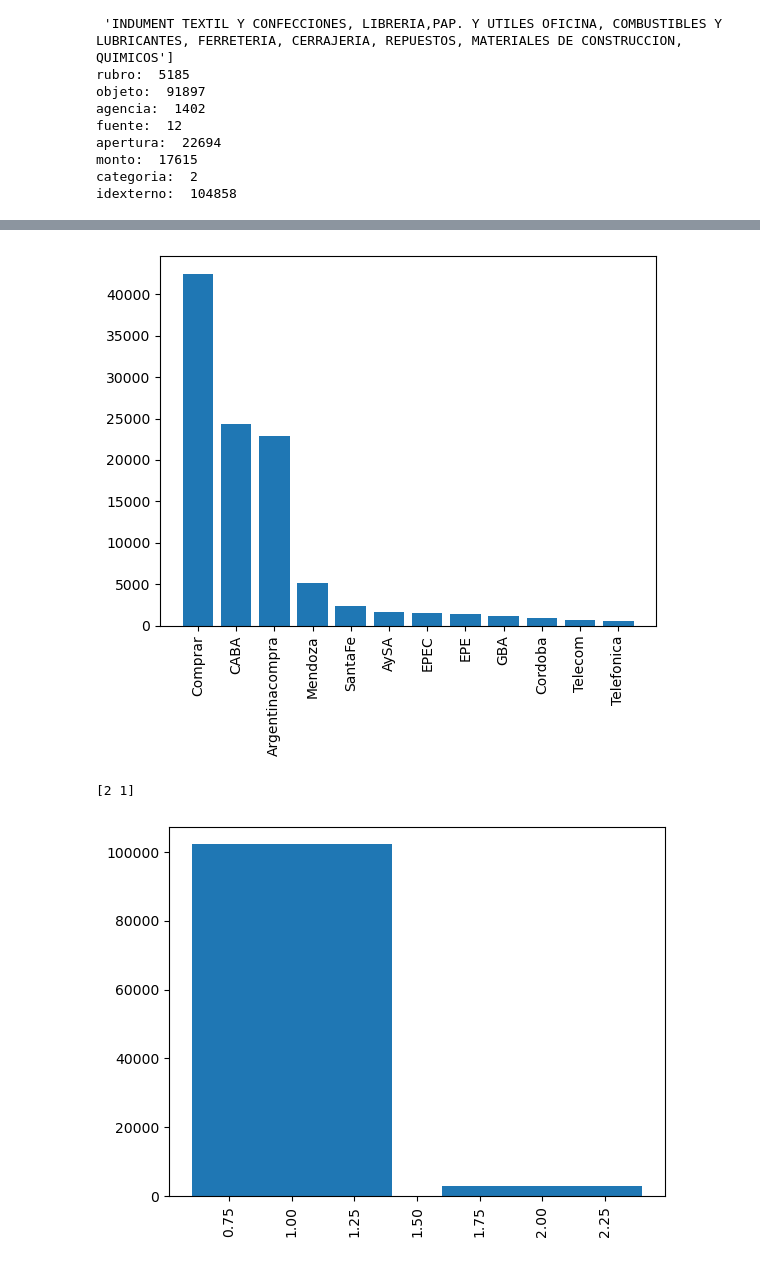
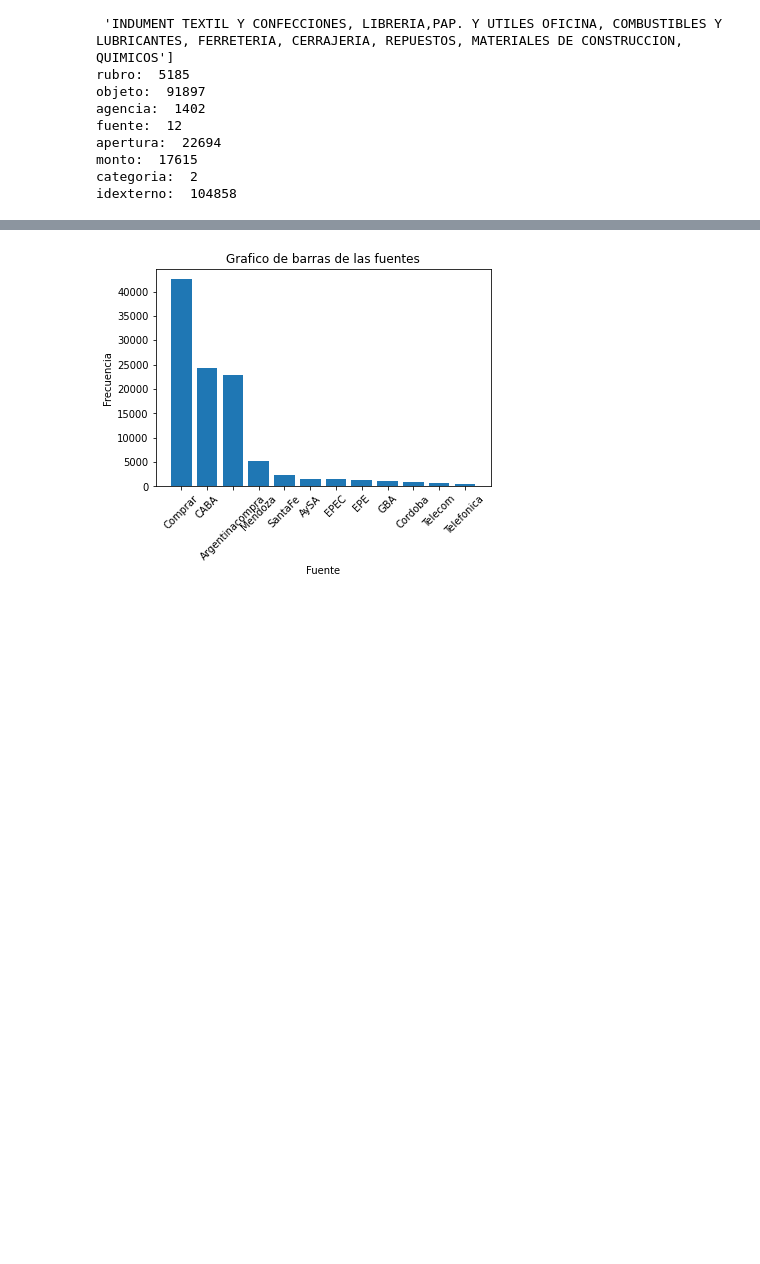
Before and after one commit to santrosa/Mentoria13, a Jupyter notebook: M13_TP1.ipynb, the cells around one changed output, grey strips where cells are left out. Drawn from its saved outputs; the diff is of its cells as text; code cells hidden in the pictures; blank space fills up the shorter version.

Commit message:
modifico un poco los graficos, encuentro histograma de long de strings, jugue un poco con 'monto'

```diff
--- a/M13_TP1.ipynb
+++ b/M13_TP1.ipynb
@@ -198,27 +199,10 @@ Ahora nos fijamos en la cantidad de entradas que tienen las fuente, categoria y
 # %%
 frecuencia_fuente = df['fuente'].value_counts()
 plt.bar(frecuencia_fuente.index, frecuencia_fuente.values)
-plt.xticks(rotation=90)
+plt.xticks(rotation=45)
+plt.xlabel('Fuente')
+plt.ylabel('Frecuencia')
+plt.title('Grafico de barras de las fuentes')
 plt.show()
-
-print(df['categoria'].unique())
-
-frecuencia_categoria = df['categoria'].value_counts()
-plt.bar(frecuencia_categoria.index, frecuencia_categoria.values)
-plt.xticks(rotation=90)
-plt.show()
-
-frecuencia_vis = df['visible'].value_counts()
-plt.bar(frecuencia_vis.index, frecuencia_vis.values)
-plt.xticks(rotation=90)
-plt.show()
-
-#apertura:
-# print(np.array(df['monto']))
-plt.hist(np.array(df['apertura']), edgecolor='black')
-plt.xticks(rotation=90)
-plt.show()
 # %% [output]
-[figure, old version]
+[figure, new version]
-[2 1]
-[figure, removed]
```
Also changed, not shown: parts of 14 cells of this notebook.
